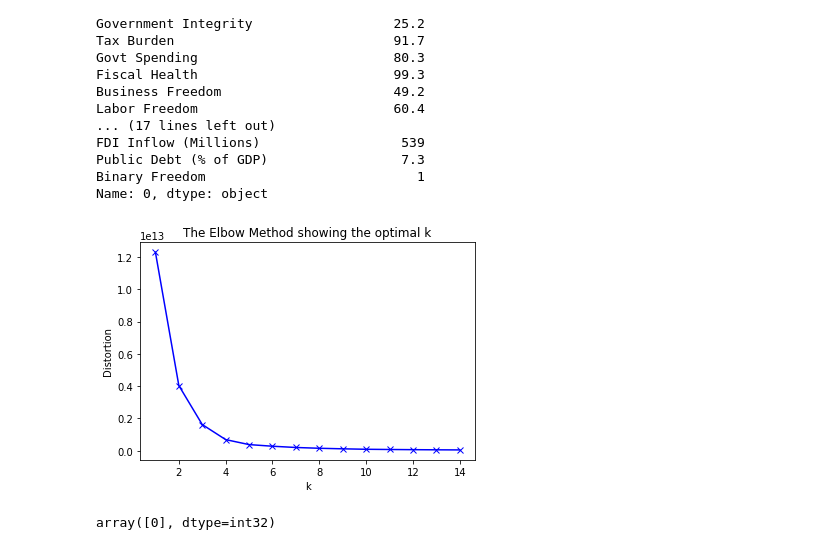
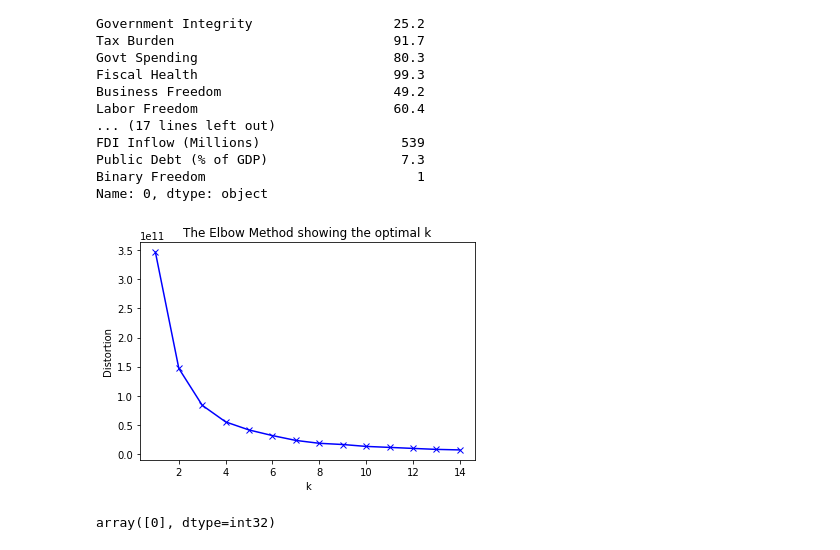
Before and after one commit to fchikwekwe/IntroToMachineLearning, a Jupyter notebook: EconomicFreedomProject.ipynb, the cells around one changed output. Saved outputs shown, nothing was run; the diff lists cells and outputs as text; code cells hidden in the pictures.

```diff
--- a/EconomicFreedomProject.ipynb
+++ b/EconomicFreedomProject.ipynb
@@ -612,23 +720,25 @@ Name: 0, dtype: object
 
 kdata2019 = data.drop(["Region", "Country"], axis = 1)
+# %%
+kdata2018 = df_2018.drop(["Region", "Country", "Freedom Level"], axis = 1)
 # %%
 sum_of_squared_distances = []
 K = range(1,15)
 for k in K:
     km = KMeans(n_clusters=k)
-    km.fit(kdata2019) # 2019 data
+    km.fit(kdata2018) # 2018 data
     sum_of_squared_distances.append(km.inertia_)
 
 
 # Plot the elbow
 plt.plot(K, sum_of_squared_distances, 'bx-')
 plt.xlabel('k')
 plt.ylabel('Distortion')
 plt.title('The Elbow Method showing the optimal k')
 plt.show()
 
-# Seems like we've got two good clusters here
+# Seems like we've got two clusters here
 # %% [output]
-[figure, old version]
+[figure, new version]
 # %%
 # STEP 1: Instantiate our model with best guess as to n_clusters.
```
Also changed, not shown: parts of 64 cells of this notebook, 1 other file.
